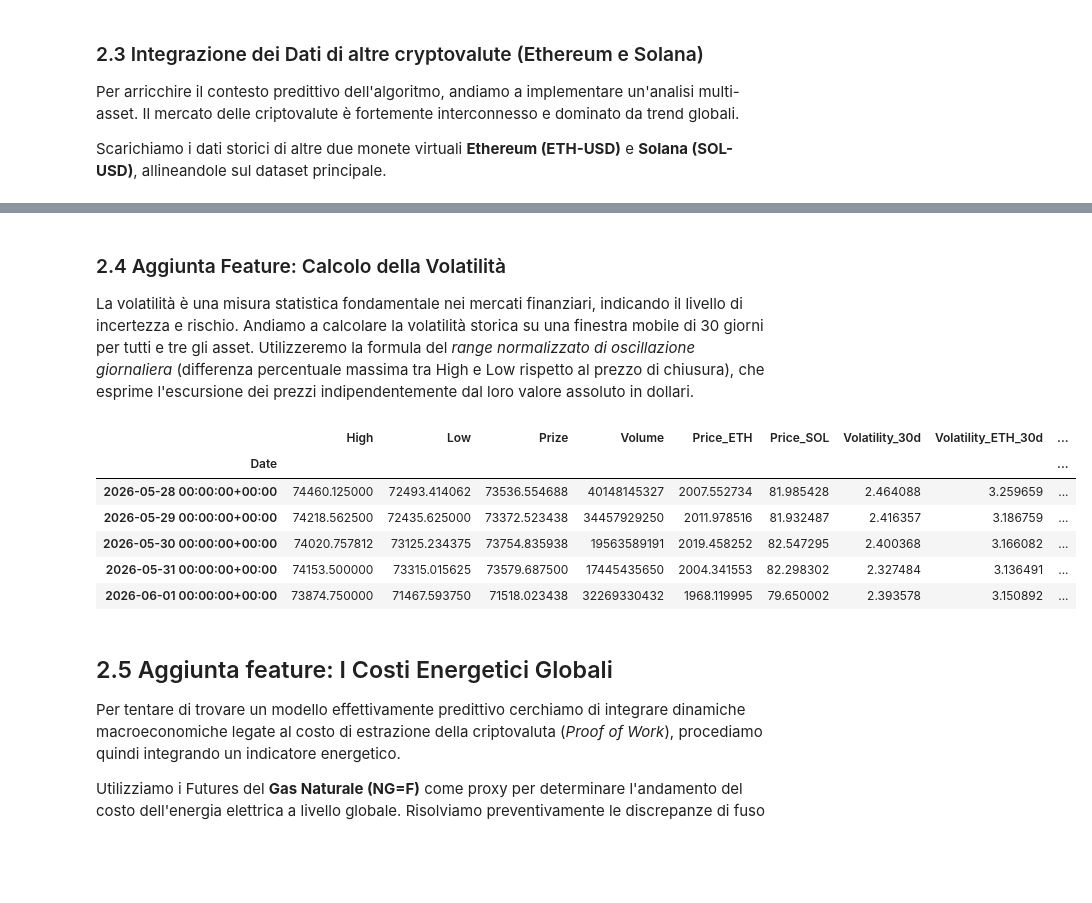
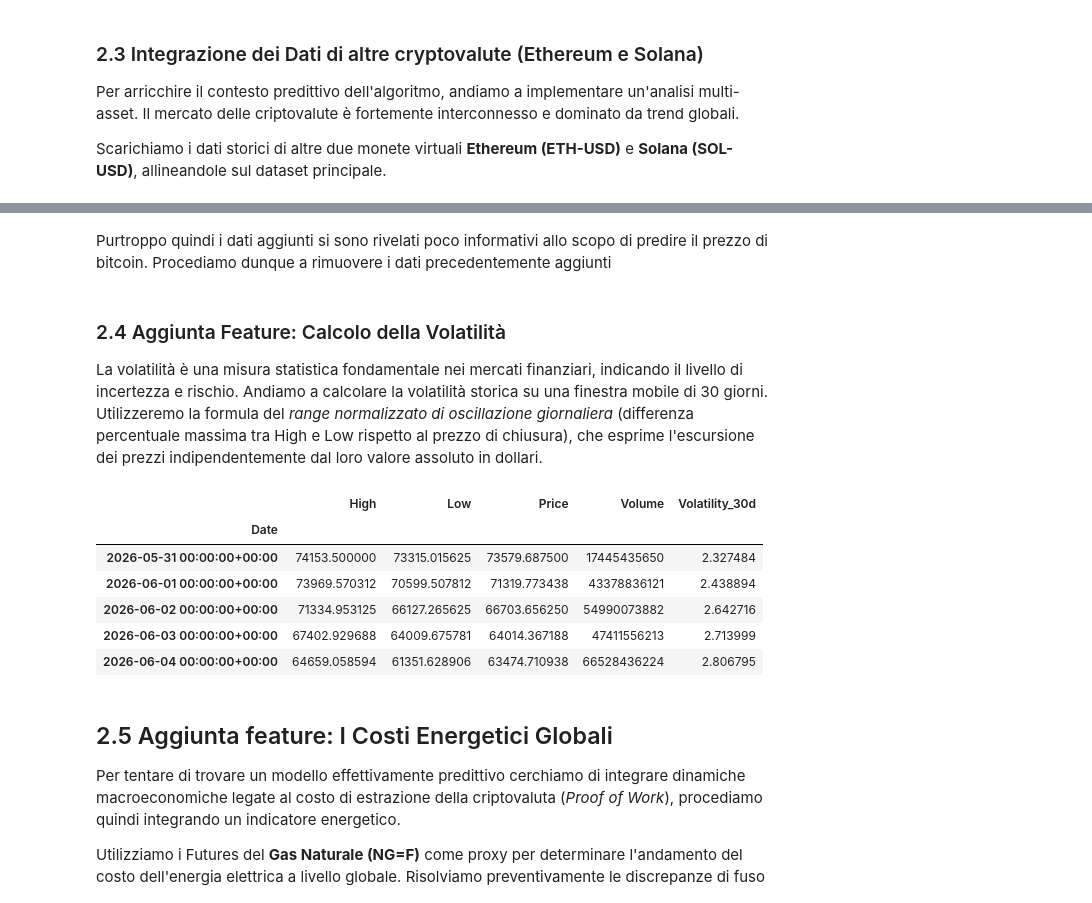
Before and after one commit to TverdohlebEgor/ProgettoDataIntensive, a Jupyter notebook: main.ipynb, the cells around one changed output, grey strips where cells are left out. Saved outputs shown, nothing was run; the diff lists cells and outputs as text; code cells hidden in the pictures; blank space fills up the shorter version.

```diff
--- a/main.ipynb
+++ b/main.ipynb
@@ -95,7 +91,7 @@ Name: Gap_Percentuale, dtype: float64
 # %% [markdown]
 Come previsto la differenza media è virtualmente nulla, possiamo quindi rinominare la colonna Close in Prize per ridurre la ridondanza
 # %%
-df = df.rename(columns={'Close': 'Prize'})
+df = df.rename(columns={'Close': 'Price'})
 df.drop(columns=['Open_Tomorrow', 'Gap_Percentuale', 'Open'], inplace=True)
 # %% [markdown]
 ### 2.3 Integrazione dei Dati di altre cryptovalute (Ethereum e Solana)
@@ -128,29 +187,25 @@ Scaricamento dati per Ethereum e Solana
+# %% [markdown]
+Purtroppo quindi i dati aggiunti si sono rivelati poco informativi allo scopo di predire il prezzo di bitcoin. Procediamo dunque a rimuovere i dati precedentemente aggiunti
+# %%
+df.drop(columns=['Price_ETH', 'Price_SOL'], inplace=True)
 # %% [markdown]
 ### 2.4 Aggiunta Feature: Calcolo della Volatilità
 
 La volatilità è una misura statistica fondamentale nei mercati finanziari, indicando il livello di incertezza e rischio.
-Andiamo a calcolare la volatilità storica su una finestra mobile di 30 giorni per tutti e tre gli asset. Utilizzeremo la formula del *range normalizzato di oscillazione giornaliera* (differenza percentuale massima tra High e Low rispetto al prezzo di chiusura), che esprime l'escursione dei prezzi indipendentemente dal loro valore assoluto in dollari.
+Andiamo a calcolare la volatilità storica su una finestra mobile di 30 giorni. Utilizzeremo la formula del *range normalizzato di oscillazione giornaliera* (differenza percentuale massima tra High e Low rispetto al prezzo di chiusura), che esprime l'escursione dei prezzi indipendentemente dal loro valore assoluto in dollari.
 # %%
-range_btc = ((df['High'] - df['Low']) / df['Prize']) * 100
+range_btc = ((df['High'] - df['Low']) / df['Price']) * 100
 df['Volatility_30d'] = range_btc.rolling(window=30).mean()
 
-eth_hist = eth.history(period="5y")
-range_eth = ((eth_hist['High'] - eth_hist['Low']) / eth_hist['Close']) * 100
-df['Volatility_ETH_30d'] = range_eth.rolling(window=30).mean()
-
-sol_hist = sol.history(period="5y")
-range_sol = ((sol_hist['High'] - sol_hist['Low']) / sol_hist['Close']) * 100
-df['Volatility_SOL_30d'] = range_sol.rolling(window=30).mean()
-
 df.tail()
 # %% [output]
-|  | High | Low | Prize | Volume | Price_ETH | Price_SOL | Volatility_30d | Volatility_ETH_30d | ... |
-| Date |  |  |  |  |  |  |  |  | ... |
-| 2026-05-28 00:00:00+00:00 | 74460.125000 | 72493.414062 | 73536.554688 | 40148145327 | 2007.552734 | 81.985428 | 2.464088 | 3.259659 | ... |
-| 2026-05-29 00:00:00+00:00 | 74218.562500 | 72435.625000 | 73372.523438 | 34457929250 | 2011.978516 | 81.932487 | 2.416357 | 3.186759 | ... |
-| 2026-05-30 00:00:00+00:00 | 74020.757812 | 73125.234375 | 73754.835938 | 19563589191 | 2019.458252 | 82.547295 | 2.400368 | 3.166082 | ... |
-| 2026-05-31 00:00:00+00:00 | 74153.500000 | 73315.015625 | 73579.687500 | 17445435650 | 2004.341553 | 82.298302 | 2.327484 | 3.136491 | ... |
-| 2026-06-01 00:00:00+00:00 | 73874.750000 | 71467.593750 | 71518.023438 | 32269330432 | 1968.119995 | 79.650002 | 2.393578 | 3.150892 | ... |
+|  | High | Low | Price | Volume | Volatility_30d |
+| Date |  |  |  |  |  |
+| 2026-05-31 00:00:00+00:00 | 74153.500000 | 73315.015625 | 73579.687500 | 17445435650 | 2.327484 |
+| 2026-06-01 00:00:00+00:00 | 73969.570312 | 70599.507812 | 71319.773438 | 43378836121 | 2.438894 |
+| 2026-06-02 00:00:00+00:00 | 71334.953125 | 66127.265625 | 66703.656250 | 54990073882 | 2.642716 |
+| 2026-06-03 00:00:00+00:00 | 67402.929688 | 64009.675781 | 64014.367188 | 47411556213 | 2.713999 |
+| 2026-06-04 00:00:00+00:00 | 64659.058594 | 61351.628906 | 63474.710938 | 66528436224 | 2.806795 |
 # %% [markdown]
 ## 2.5 Aggiunta feature: I Costi Energetici Globali
 
```
Also changed, not shown: parts of 31 cells of this notebook.
